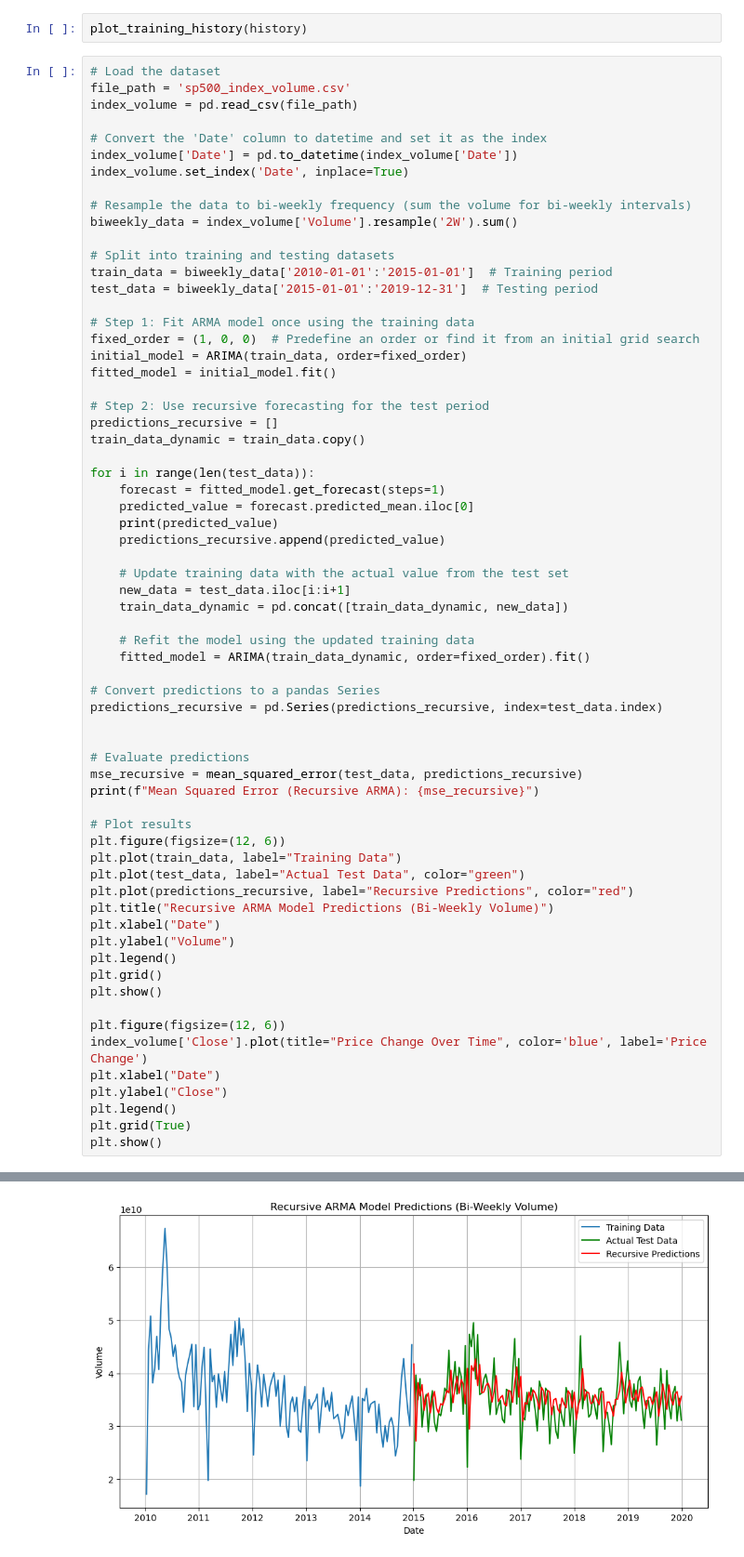
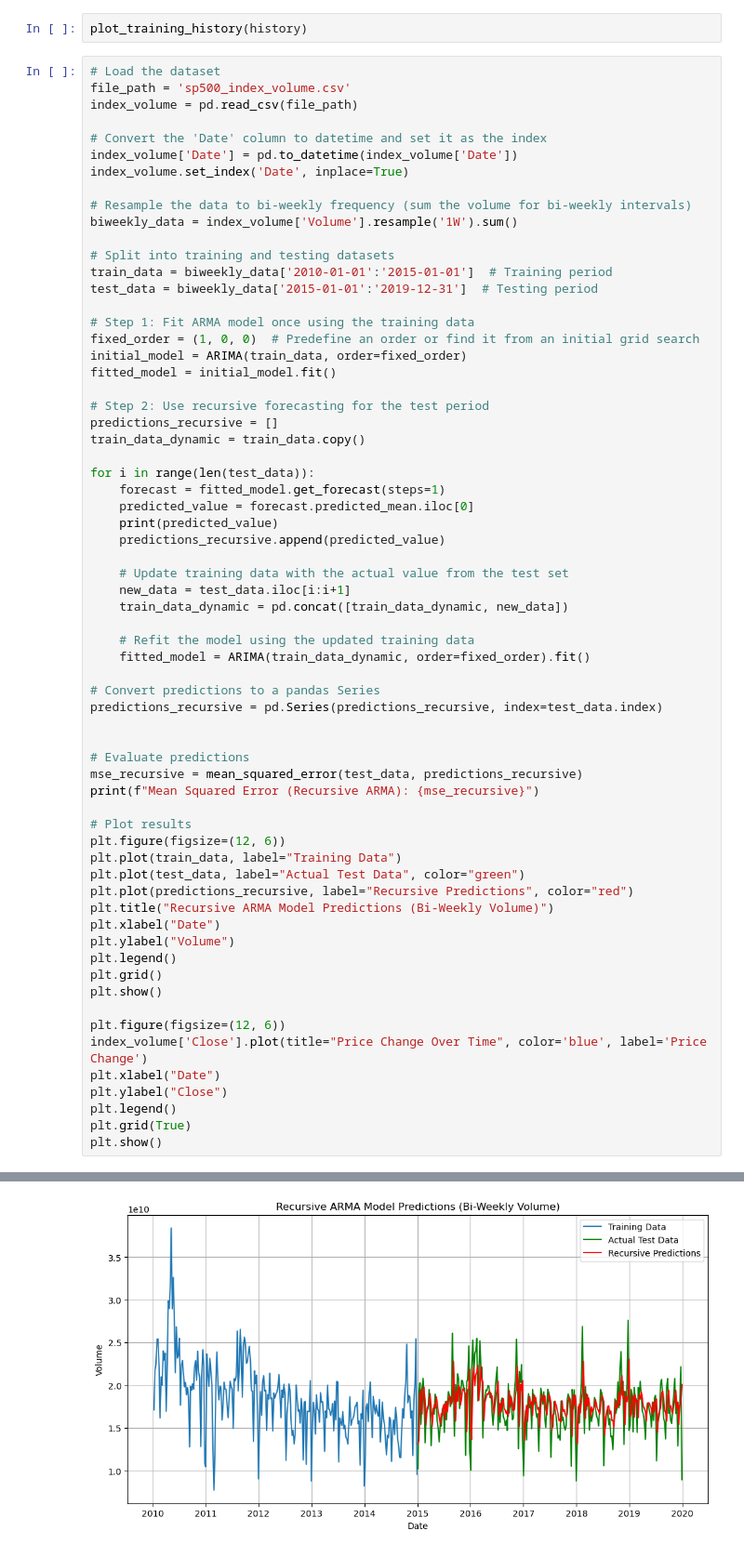
Before and after one commit to mehmeterenozgun/volume-based, a Jupyter notebook: volume.ipynb, the cells around one changed output, grey strips where cells are left out. Shown at 93% size. Saved outputs shown, nothing was run; the diff lists cells and outputs as text.

```diff
--- a/volume.ipynb
+++ b/volume.ipynb
@@ -379,7 +362,7 @@ index_volume['Date'] = pd.to_datetime(index_volume['Date'])
 index_volume.set_index('Date', inplace=True)
 
 # Resample the data to bi-weekly frequency (sum the volume for bi-weekly intervals)
-biweekly_data = index_volume['Volume'].resample('2W').sum()
+biweekly_data = index_volume['Volume'].resample('1W').sum()
 
 # Split into training and testing datasets
 train_data = biweekly_data['2010-01-01':'2015-01-01']  # Training period
@@ -455,4 +438,4 @@ Mean Squared Error (Recursive ARMA): 3.345191181059528e+19
-[figure, old version]
+[figure, new version]
 [figure]
 # %%
 predictions_recursive.pct_change()
```
Also changed, not shown: parts of 8 cells of this notebook.
